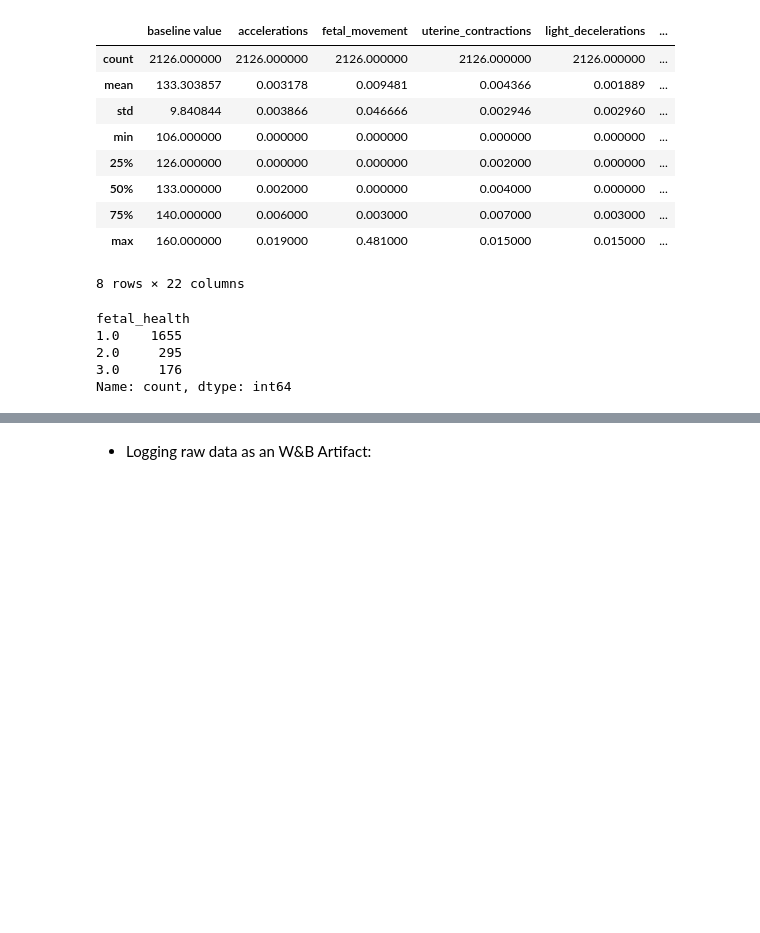
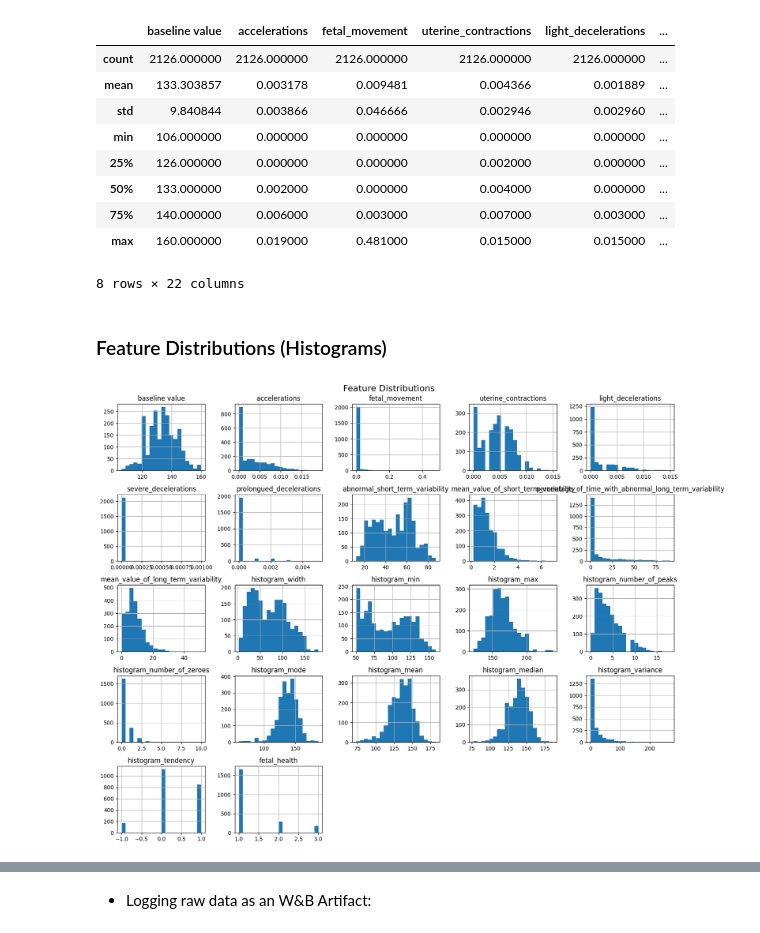
Before and after one commit to iluizacosta/mlp-advanced-ai-topics, a Jupyter notebook: fetal_health_notebook.ipynb, the cells around one changed output, grey strips where cells are left out. Saved outputs shown, nothing was run; the diff lists cells and outputs as text; code cells hidden in the pictures; blank space fills up the shorter version.

```diff
--- a/fetal_health_notebook.ipynb
+++ b/fetal_health_notebook.ipynb
@@ -252,12 +241,15 @@ display(df.describe())
 | 75% | 140.000000 | 0.006000 | 0.003000 | 0.007000 | 0.003000 | ... |
 | max | 160.000000 | 0.019000 | 0.481000 | 0.015000 | 0.015000 | ... |
 8 rows × 22 columns
-# %%
-# Target distribution
-display(df["fetal_health"].value_counts())
-# %% [output]
-fetal_health
-1.0    1655
-2.0     295
-3.0     176
-Name: count, dtype: int64
+# %% [markdown]
+### Feature Distributions (Histograms)
+# %%
+import matplotlib.pyplot as plt
+
+# Visualize distribution of all numerical features
+df.hist(figsize=(15, 12), bins=20)
+plt.suptitle("Feature Distributions", fontsize=16)
+plt.tight_layout()
+plt.show()
+# %% [output]
+[figure, added]
```
Also changed, not shown: parts of 19 cells of this notebook.
